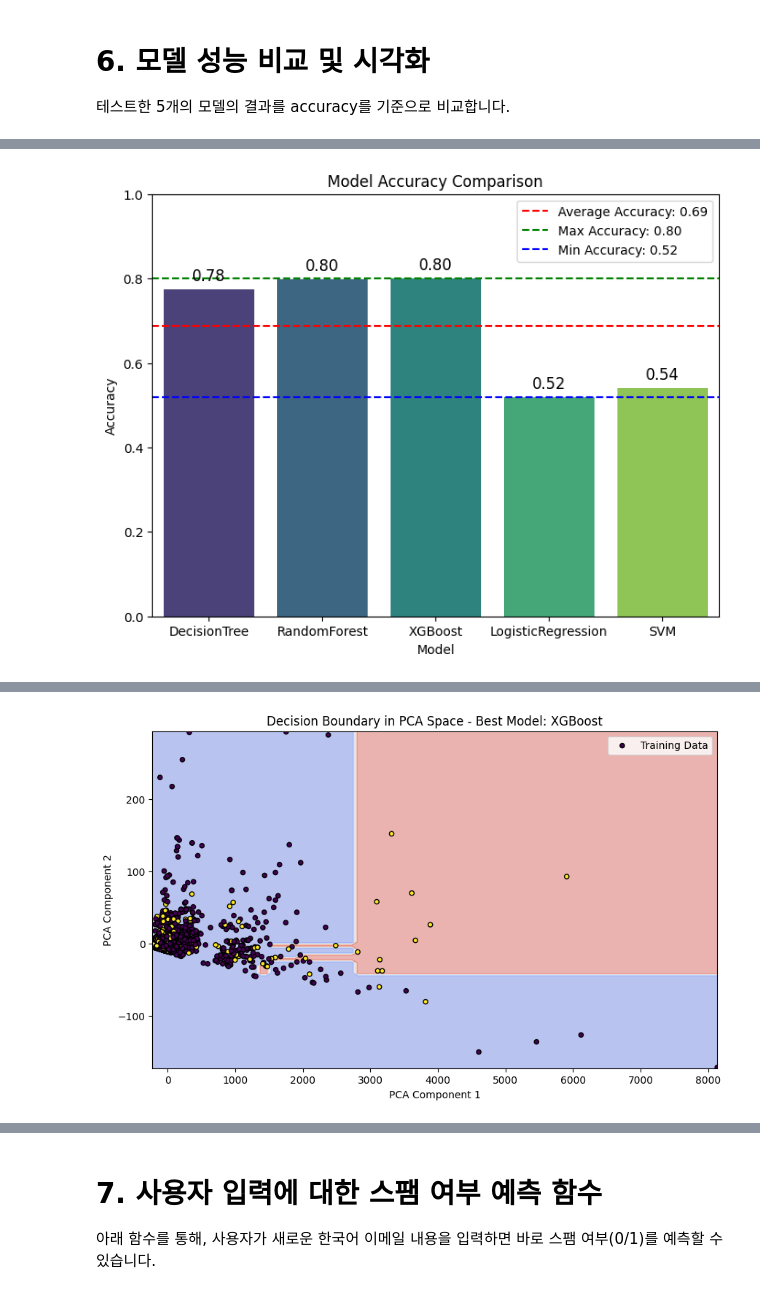
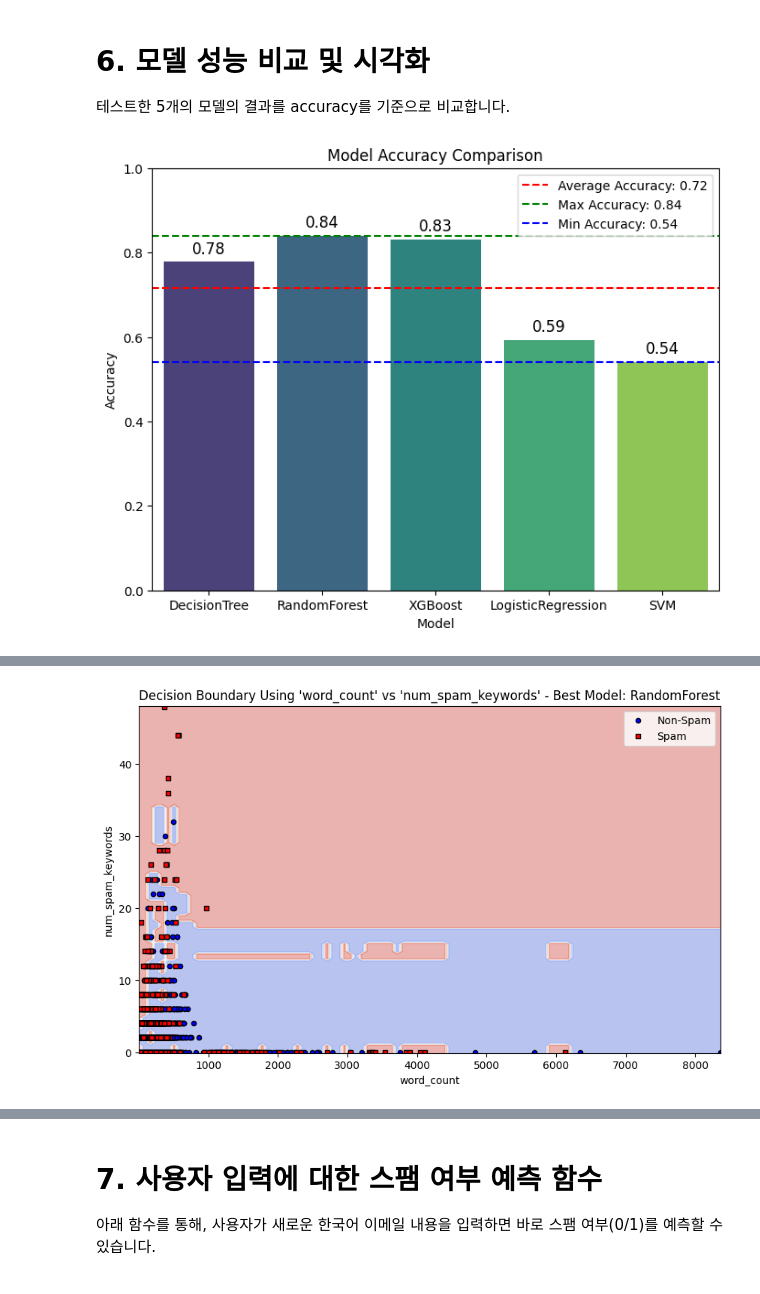
Before and after one commit to KoYejune0302/bob-spam-email, a Jupyter notebook: spam-email-filtering.ipynb, the cells around one changed output, grey strips where cells are left out. Saved outputs shown, nothing was run; the diff lists cells and outputs as text; code cells hidden in the pictures.

Commit message:
Implement data preprocessing for spam email classification

```diff
--- a/spam-email-filtering.ipynb
+++ b/spam-email-filtering.ipynb
@@ -251,7 +262,7 @@ plt.show()
 from sklearn.model_selection import train_test_split
 
 # Feature list from Section 2
-feature_cols = ['num_spam_keywords', 'num_special_chars', 'repeated_seq', 'word_count']
+feature_cols = ['num_spam_keywords', 'num_special_chars', 'repeated_seq', 'word_count', 'hangul_ratio']
 
 X = df[feature_cols]
 y = df['spam']
@@ -327,25 +338,26 @@ weighted avg       0.77      0.78      0.77      1147
 테스트한 5개의 모델의 결과를 accuracy를 기준으로 비교합니다.
 # %%
 import numpy as np
-
-# Calculate summary statistics for model accuracies
-model_names = list(results.keys())
-accuracy_scores = list(results.values())
+import matplotlib.pyplot as plt
+import seaborn as sns
 
 avg_accuracy = np.mean(accuracy_scores)
 max_accuracy = np.max(accuracy_scores)
 min_accuracy = np.min(accuracy_scores)
 
 plt.figure(figsize=(8,6))
-sns.barplot(x=model_names, y=accuracy_scores, palette='viridis')
+ax = sns.barplot(x=model_names, y=accuracy_scores, hue=model_names, palette='viridis', dodge=False)
+# Remove the legend if it exists.
+leg = ax.get_legend()
+if leg is not None:
+    leg.remove()
 plt.title("Model Accuracy Comparison")
 plt.xlabel("Model")
 plt.ylabel("Accuracy")
 plt.ylim(0, 1.0)
 for i, v in enumerate(accuracy_scores):
-    plt.text(i, v+0.02, f"{v:.2f}", ha='center', fontsize=12)
-
-# Plot horizontal lines for average, maximum, and minimum accuracy
+    plt.text(i, v + 0.02, f"{v:.2f}", ha='center', fontsize=12)
+# Horizontal lines for average, maximum, and minimum accuracy.
 plt.axhline(avg_accuracy, color='red', linestyle='--', label=f"Average Accuracy: {avg_accuracy:.2f}")
 plt.axhline(max_accuracy, color='green', linestyle='--', label=f"Max Accuracy: {max_accuracy:.2f}")
 plt.axhline(min_accuracy, color='blue', linestyle='--', label=f"Min Accuracy: {min_accuracy:.2f}")
@@ -357,43 +369,57 @@ print(f"Average Accuracy: {avg_accuracy:.4f}")
 print(f"Max Accuracy: {max_accuracy:.4f}")
 print(f"Min Accuracy: {min_accuracy:.4f}")
 
+
 # %%
-# Decision Boundary Visualization for the Best Model
-from sklearn.decomposition import PCA
-from sklearn.base import clone
+# Specify the two features to use as axes:
+x_feature = 'word_count'
+y_feature = 'num_spam_keywords'
 
+# Extract these features from the training and test sets
+X_train_custom = X_train[[x_feature, y_feature]]
+X_test_custom = X_test[[x_feature, y_feature]]
+
+# Retrieve the best model from the dictionary (from Section 5)
 best_model_name = max(results, key=results.get)
 best_model_score = results[best_model_name]
 print(f"\nBest model: {best_model_name} (Accuracy: {best_model_score:.4f})")
 
-# Retrieve the best model from the dictionary
-best_model = models[best_model_name]
+# Clone and retrain the best model using only the selected features for visualization purposes.
+from sklearn.base import clone
+best_model_custom = clone(models[best_model_name])
+best_model_custom.fit(X_train_custom, y_train)
 
-# Reduce feature space to 2 dimensions using PCA
-pca = PCA(n_components=2)
-X_train_pca = pca.fit_transform(X_train)
-X_test_pca = pca.transform(X_test)
-
-# Clone and retrain the best model on the PCA-transformed data for visualization
-best_model_2d = clone(best_model)
-best_model_2d.fit(X_train_pca, y_train)
-
-# Create a mesh grid using np.linspace to control the number of points (e.g., 100 points per axis)
-x_min, x_max = X_train_pca[:, 0].min() - 1, X_train_pca[:, 0].max() + 1
-y_min, y_max = X_train_pca[:, 1].min() - 1, X_train_pca[:, 1].max() + 1
+# Create a mesh grid over the range of the selected features.
+# You can adjust the margin (here 0.1) and the number of points (num=100) as desired.
+x_min, x_max = X_train_custom[x_feature].min() - 0.1, X_train_custom[x_feature].max() + 0.1
+y_min, y_max = X_train_custom[y_feature].min() - 0.1, X_train_custom[y_feature].max() + 0.1
 xx, yy = np.meshgrid(np.linspace(x_min, x_max, num=100),
                      np.linspace(y_min, y_max, num=100))
 
 # Predict for each point in the mesh grid
-Z = best_model_2d.predict(np.c_[xx.ravel(), yy.ravel()])
+Z = best_model_custom.predict(np.c_[xx.ravel(), yy.ravel()])
 Z = Z.reshape(xx.shape)
 
 plt.figure(figsize=(10,6))
 plt.contourf(xx, yy, Z, alpha=0.4, cmap=plt.cm.coolwarm)
-plt.scatter(X_train_pca[:, 0], X_train_pca[:, 1], c=y_train, s=20, edgecolor='k', label='Training Data')
-plt.title(f"Decision Boundary in PCA Space - Best Model: {best_model_name}")
-plt.xlabel("PCA Component 1")
-plt.ylabel("PCA Component 2")
+
+# Separate training data based on the spam label.
+nonspam_mask = (y_train == 0)
+spam_mask = (y_train == 1)
+
+# Plot Non-Spam points (blue circles)
+plt.scatter(X_train_custom.loc[nonspam_mask, x_feature],
+            X_train_custom.loc[nonspam_mask, y_feature],
+            marker='o', color='blue', s=20, edgecolor='k', label='Non-Spam')
+# Plot Spam points (red squares)
+plt.scatter(X_train_custom.loc[spam_mask, x_feature],
+            X_train_custom.loc[spam_mask, y_feature],
+            marker='s', color='red', s=20, edgecolor='k', label='Spam')
+
+plt.title(f"Decision Boundary Using '{x_feature}' vs '{y_feature}' - Best Model: {best_model_name}")
+plt.xlabel(x_feature)
+plt.ylabel(y_feature)
 plt.legend()
 plt.show()
 # %% [output]
+[figure, new version]
@@ -403 +431,0 @@ Passing `palette` without assigning `hue` is deprecated and will be removed in v
-[figure, old version]
@@ -410,2 +432,2 @@ Best model: XGBoost (Accuracy: 0.8012)
-[figure, old version]
+[figure, new version]
 # %% [markdown]
```
Also changed, not shown: parts of 12 cells of this notebook.
